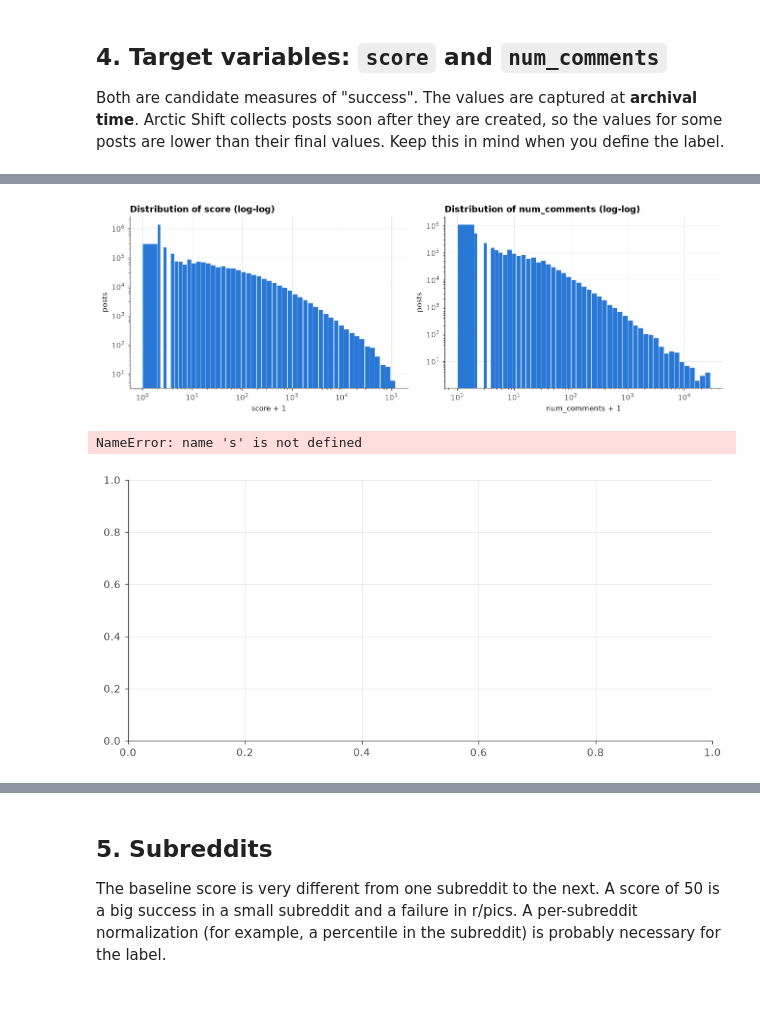
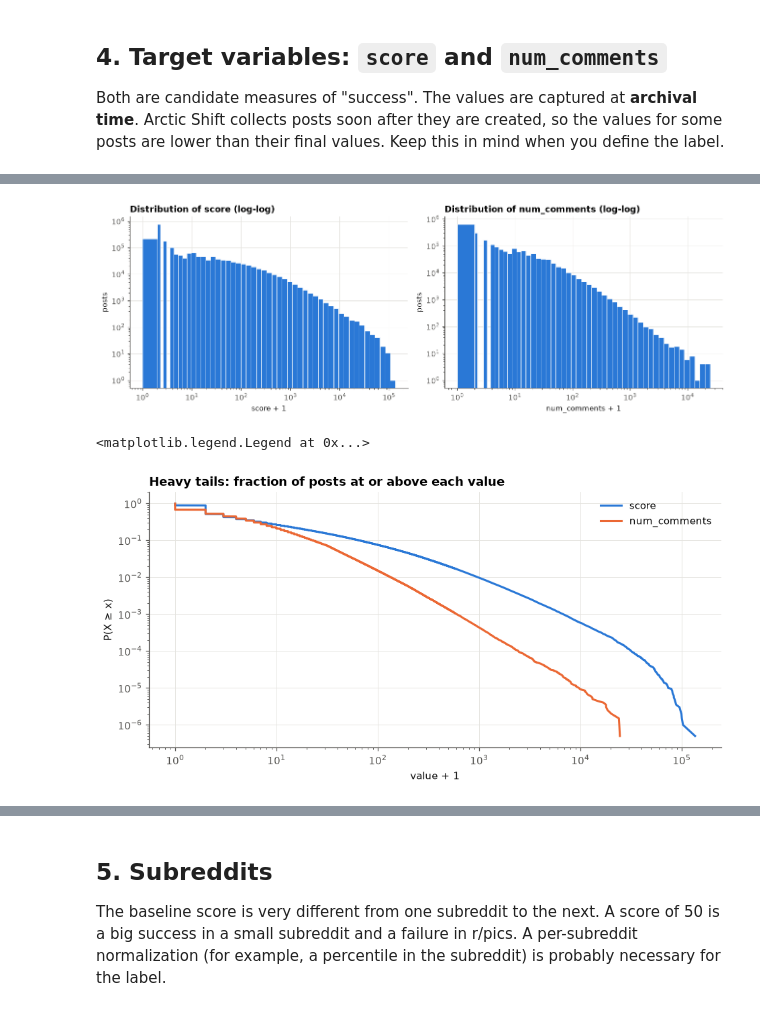
Before and after one commit to zachnorton14/reddit-post-predictor, a Jupyter notebook: eda.ipynb, the cells around one changed output, grey strips where cells are left out. Cells and saved outputs as stored; diff of their text form; code cells hidden in the pictures.

```diff
--- a/eda.ipynb
+++ b/eda.ipynb
@@ -204,17 +256,17 @@ SELECT 'num_comments', min(num_comments), quantile_cont(num_comments, [0.25, 0.5
 # %%
-s = q("SELECT score, num_comments FROM subs")
+s = q("SELECT score, num_comments FROM subs_sample")
 
 fig, axes = plt.subplots(1, 2, figsize=(12, 4.2))
 for ax, col in zip(axes, ["score", "num_comments"]):
     v = s[col].clip(lower=0)
     bins = np.unique(np.concatenate([[0], np.logspace(0, np.log10(v.max() + 1), 50)]))
     ax.hist(v + 1, bins=bins + 1, color=BLUE, edgecolor="white", linewidth=0.5)
     ax.set_xscale("log"); ax.set_yscale("log")
     ax.set_title(f"Distribution of {col} (log-log)")
     ax.set_xlabel(f"{col} + 1"); ax.set_ylabel("posts")
 plt.tight_layout()
 # %% [output]
-[figure, old version]
+[figure, new version]
 # %%
 # Complementary CDF: fraction of posts with a value of at least x
 fig, ax = plt.subplots()
@@ -227,8 +279,8 @@ ax.set_xlabel("value + 1"); ax.set_ylabel("P(X ≥ x)")
 ax.set_title("Heavy tails: fraction of posts at or above each value")
 ax.legend(frameon=False)
 # %% [output]
-NameError: name 's' is not defined
+<matplotlib.legend.Legend at 0x...>
-[figure, old version]
+[figure, new version]
 # %%
 print("Spearman correlation (score, num_comments):",
       round(s[["score", "num_comments"]].corr(method="spearman").iloc[0, 1], 3))
```
Also changed, not shown: parts of 35 cells of this notebook, 4 other files.
